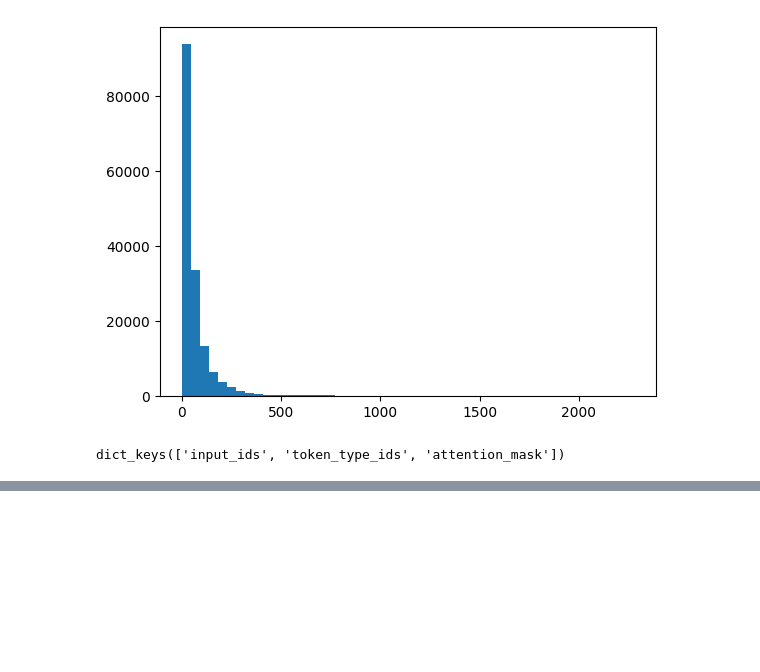
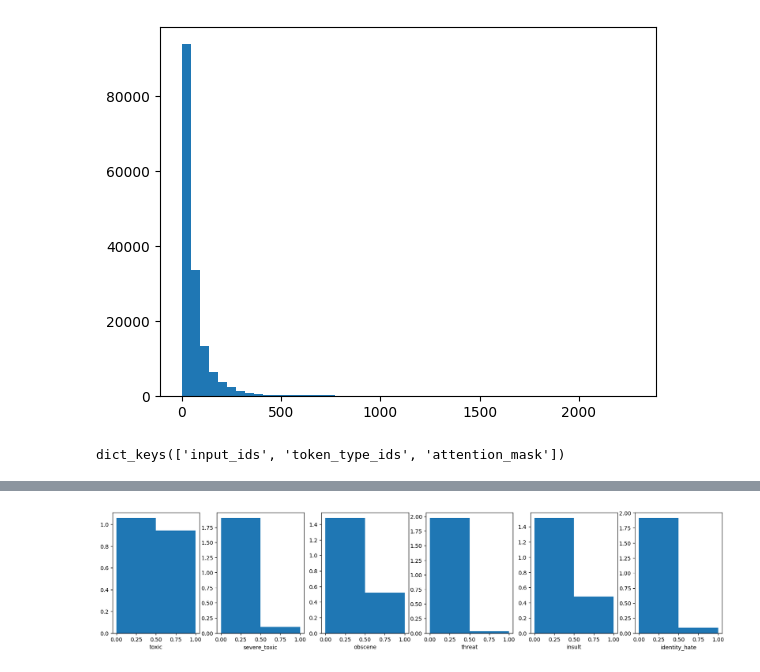
Before and after one commit to dhsvendsen/MLOps-Project-Detox, a Jupyter notebook: notebooks/EDA.ipynb, the cells around one changed output, grey strips where cells are left out. Cells and saved outputs as stored; diff of their text form; code cells hidden in the pictures; blank space fills up the shorter version.

```diff
--- a/notebooks/EDA.ipynb
+++ b/notebooks/EDA.ipynb
@@ -404,0 +444,10 @@ dict_keys(['input_ids', 'token_type_ids', 'attention_mask'])
+# %%
+# shuffle
+df_bal = df_bal.sample(frac=1)
+# %%
+fig, axs = plt.subplots(1,len(cats), figsize=[20,4])
+for i,col in enumerate(cats):
+    axs[i].hist(df_bal[col], bins=2, density=True)
+    axs[i].set_xlabel(col)
+# %% [output]
+[figure, added]
```
Also changed, not shown: parts of 44 cells of this notebook, 11 other files.
